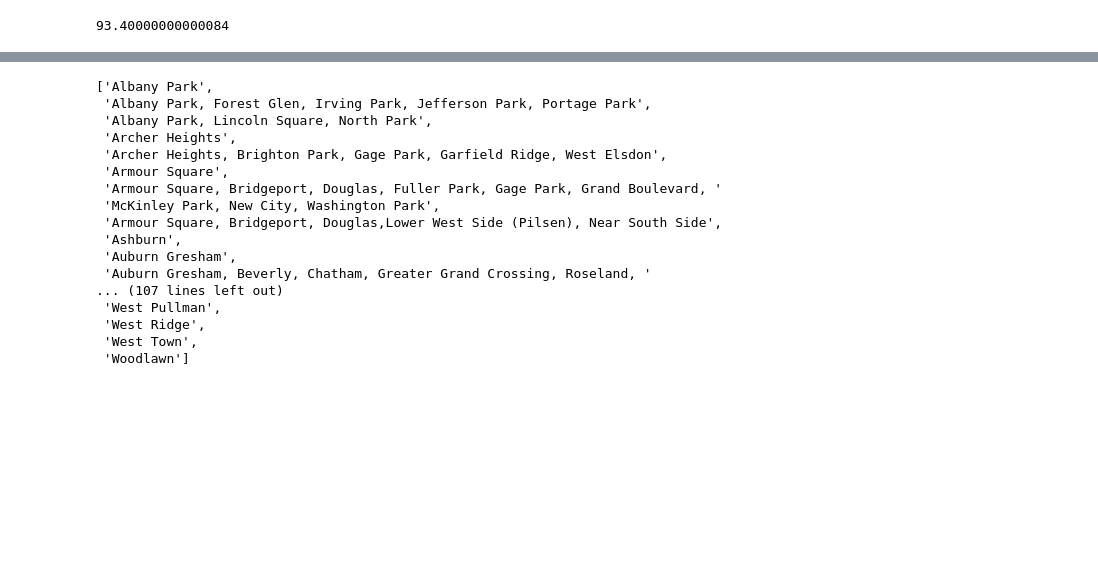
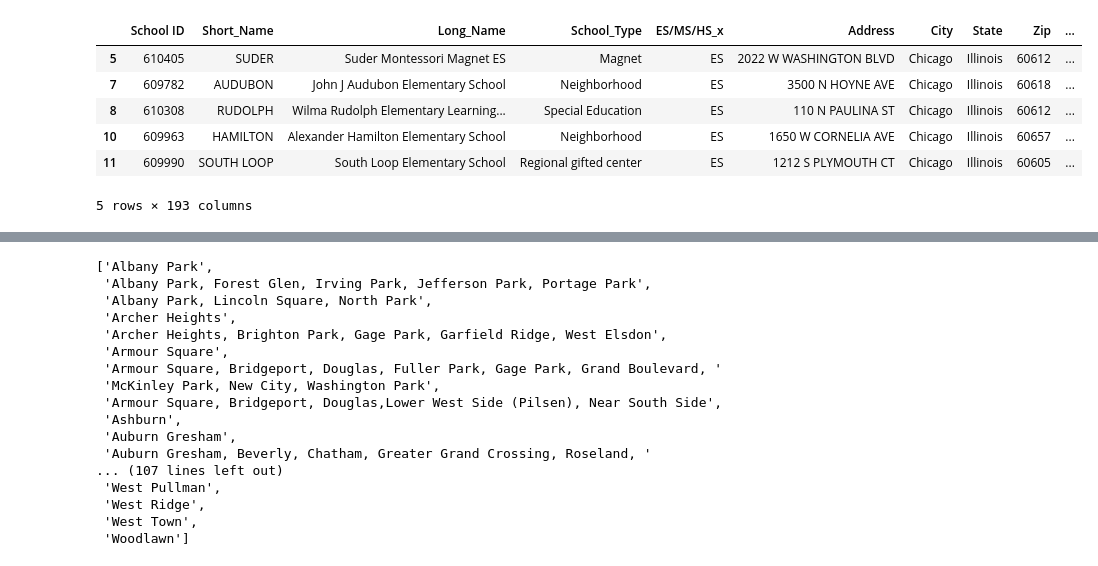
Before and after one commit to ajdeschenes/RuPaulsitory, a Jupyter notebook: Dev/Education/education.ipynb, the cells around one changed output, grey strips where cells are left out. Drawn from its saved outputs; the diff is of its cells as text; code cells hidden in the pictures; blank space fills up the shorter version.

```diff
--- a/Dev/Education/education.ipynb
+++ b/Dev/Education/education.ipynb
@@ -84,24 +102,33 @@ mild_decline
 # %%
 csv2['Neighborhood'] = csv2['Neighborhood'].str.lower()
 csv3['Neighborhood'] = csv3['Community Area Name'].str.lower()
 csv3 = csv3.rename(columns={'Average Student Attendance':'Average Student Attendance 2011-2012',
                            'Average Teacher Attendance':'Average Teacher Attendance 2011-2012'})
 csv4 = csv3.merge(csv2,how='left',on='Neighborhood')
 #print(csv4)
 csv5 = pd.DataFrame
 csv5 = pd.read_csv('Resources/Chi-progress_reports.cityofchicago.org/Chicago_Public_Schools_-_School_Progress_Reports_SY1617.csv', delimiter=',')
 #print(csv5)
 csv5 = csv5.rename(columns={'School_ID':'School ID',
                      'Primary_Category':'ES/MS/HS',
                     'Student_Attendance_Avg_Pct':'Average Student Attendance 2016-2017',
                     'Teacher_Attendance_Avg_Pct':'Average Teacher Attendance 2016-2017'})
 csv6 = pd.DataFrame
 csv6 = csv5.merge(csv4, on='School ID')
-#print(csv6)
-#csv6.to_csv('csv6.csv')
-print((sum(csv6['Average Student Attendance 2016-2017']))/(len(csv6['Average Student Attendance 2016-2017'])))
+# print(csv6)
+# csv6.to_csv('csv6.csv')
+# print('Average Student Attendance 2016-2017 -- mean for all Chicago schools: ' + str((sum(csv6['Average Student Attendance 2016-2017']))/(len(csv6['Average Student Attendance 2016-2017']))))
+df = pd.DataFrame
+df = csv6[csv6['Typology'] == 6]
+df.head()
 # %% [output]
+|  | School ID | Short_Name | Long_Name | School_Type | ES/MS/HS_x | Address | City | State | Zip | ... |
+| 5 | 610405 | SUDER | Suder Montessori Magnet ES | Magnet | ES | 2022 W WASHINGTON BLVD | Chicago | Illinois | 60612 | ... |
+| 7 | 609782 | AUDUBON | John J Audubon Elementary School | Neighborhood | ES | 3500 N HOYNE AVE | Chicago | Illinois | 60618 | ... |
+| 8 | 610308 | RUDOLPH | Wilma Rudolph Elementary Learning... | Special Education | ES | 110 N PAULINA ST | Chicago | Illinois | 60612 | ... |
+| 10 | 609963 | HAMILTON | Alexander Hamilton Elementary School | Neighborhood | ES | 1650 W CORNELIA AVE | Chicago | Illinois | 60657 | ... |
+| 11 | 609990 | SOUTH LOOP | South Loop Elementary School | Regional gifted center | ES | 1212 S PLYMOUTH CT | Chicago | Illinois | 60605 | ... |
-93.40000000000084
+5 rows × 193 columns
 # %%
 # csv6['Type'].value_counts()
 # output:
```
Also changed, not shown: parts of 3 cells of this notebook, 2 other files.
